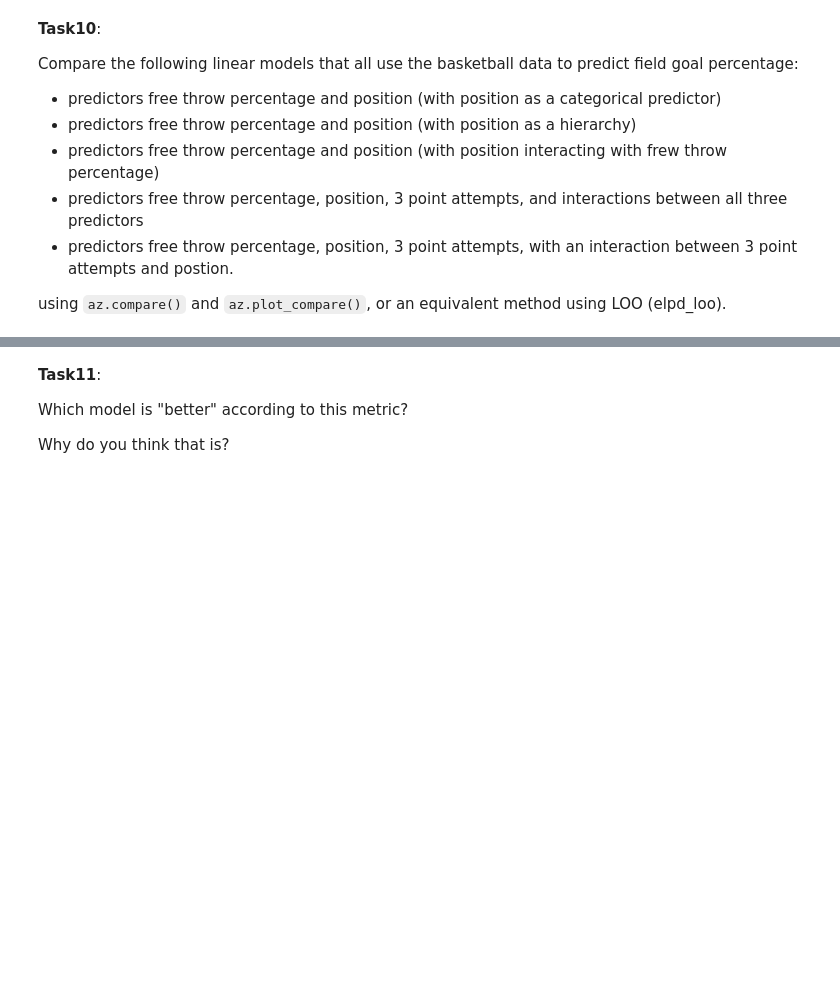
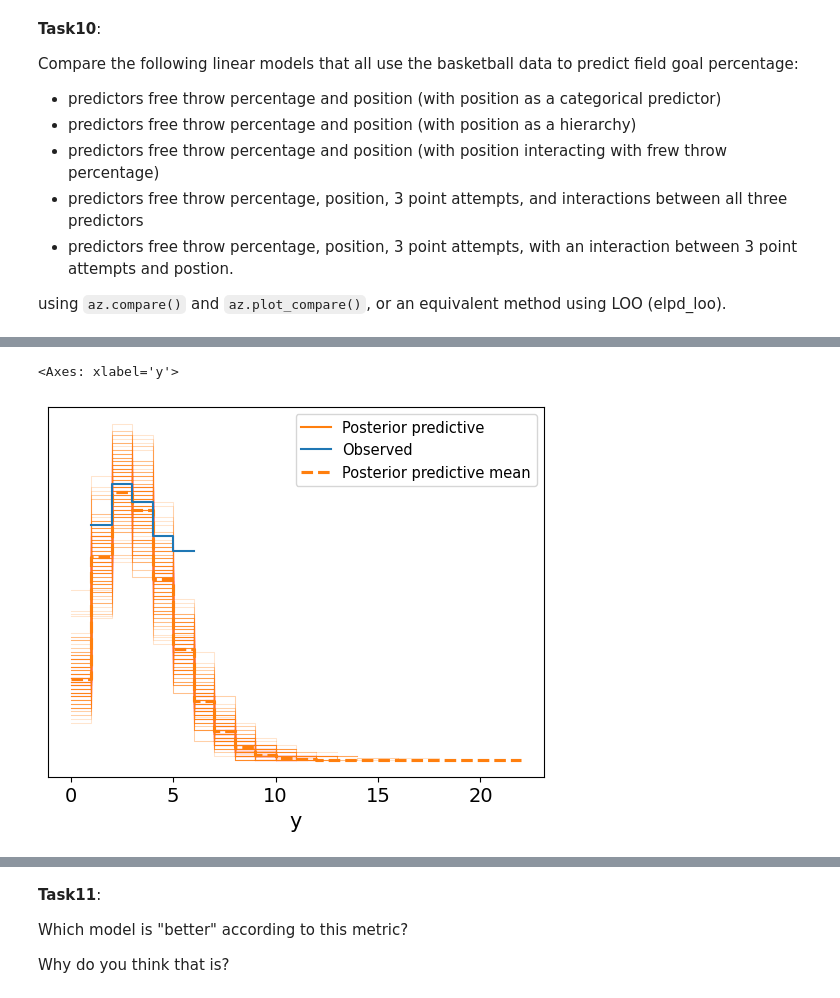
Before and after one commit to rheazh/Data-Analysis, a Jupyter notebook: Rhea's_Unit6ExercisesSF.ipynb, the cells around one changed output, grey strips where cells are left out. Drawn from its saved outputs; the diff is of its cells as text; code cells hidden in the pictures; blank space fills up the shorter version.

```diff
--- a/Rhea's_Unit6ExercisesSF.ipynb
+++ b/Rhea's_Unit6ExercisesSF.ipynb
@@ -121,0 +177,20 @@ bb.rename(columns={"FT%": "FTp", "FG%": "FGp"}, inplace=True)
+# %%
+#mlb stands for multiple linear basket
+with pm.Model() as model_mlb:
+
+    #priors on the linear part of the model
+    α = pm.Normal("α", mu=0, sigma=2)
+    β0 = pm.Normal("β0", mu=0, sigma=1)
+    β1 = pm.Normal("β1", mu=0, sigma=1)
+
+    #linear part of the model
+    μ = pm.Deterministic("μ", pm.math.exp(α + β0 * bb.FTp + β1 * bb.FTA))
+
+    #prior for the standard deviation
+    σ = pm.HalfNormal("σ", 10)
+
+    #likelihood
+    y = pm.NegativeBinomial("y", mu=μ, alpha=σ, observed=bb.Pos)
+
+    #we need the log likelihood for model comparison later
+    idata_mlb = pm.sample(idata_kwargs={"log_likelihood":True})
@@ -121,0 +218,5 @@ bb.rename(columns={"FT%": "FTp", "FG%": "FGp"}, inplace=True)
+# %%
+az.plot_ppc(idata_mlb, num_pp_samples=200, colors=["C1", "C0", "C1"])
+# %% [output]
+<Axes: xlabel='y'>
+[figure, added]
```
Also changed, not shown: parts of 44 cells of this notebook.
